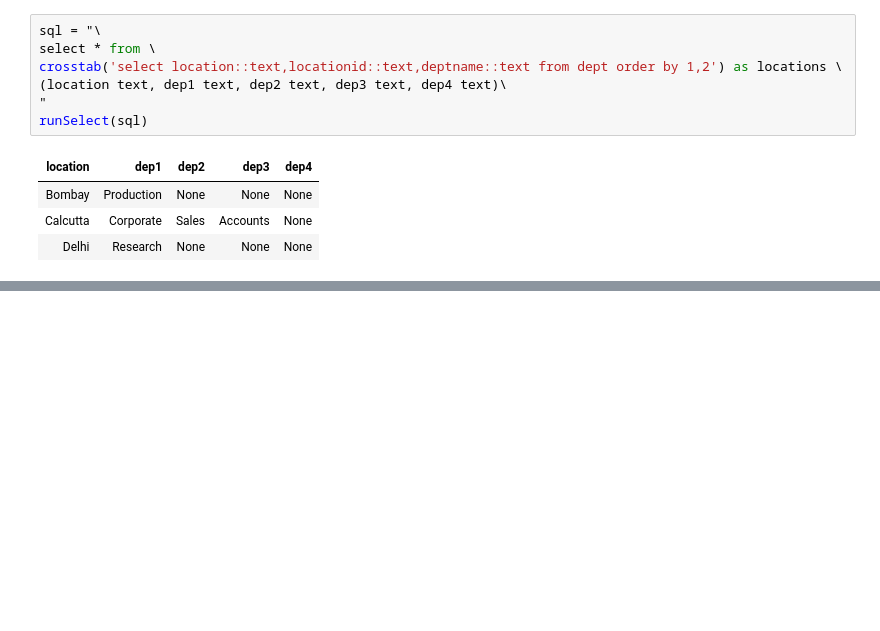
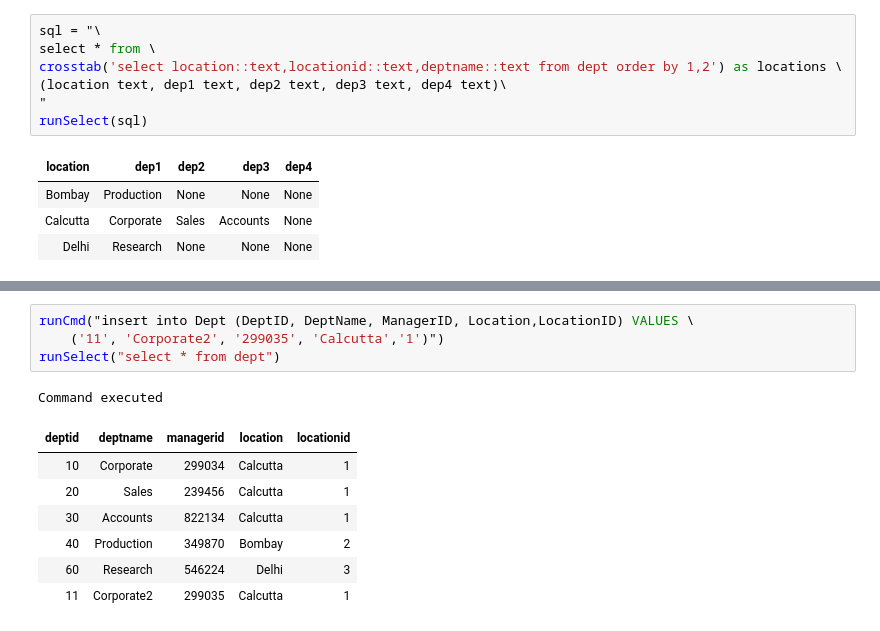
Before and after one commit to Praxis-QR/RDWH, a Jupyter notebook: PostgreSQL_02_Basic_SQL.ipynb, the cells around one changed output, grey strips where cells are left out. Saved outputs shown, nothing was run; the diff lists cells and outputs as text; blank space fills up the shorter version.

```diff
--- a/PostgreSQL_02_Basic_SQL.ipynb
+++ b/PostgreSQL_02_Basic_SQL.ipynb
@@ -748,0 +780,13 @@ runSelect(sql)
+# %%
+runCmd("insert into Dept (DeptID, DeptName, ManagerID, Location,LocationID) VALUES \
+	('11', 'Corporate2', '299035', 'Calcutta','1')")
+runSelect("select * from dept")
+# %% [output]
+Command executed
+| deptid | deptname | managerid | location | locationid |
+| 10 | Corporate | 299034 | Calcutta | 1 |
+| 20 | Sales | 239456 | Calcutta | 1 |
+| 30 | Accounts | 822134 | Calcutta | 1 |
+| 40 | Production | 349870 | Bombay | 2 |
+| 60 | Research | 546224 | Delhi | 3 |
+| 11 | Corporate2 | 299035 | Calcutta | 1 |
```
Also changed, not shown: parts of 5 cells of this notebook.
